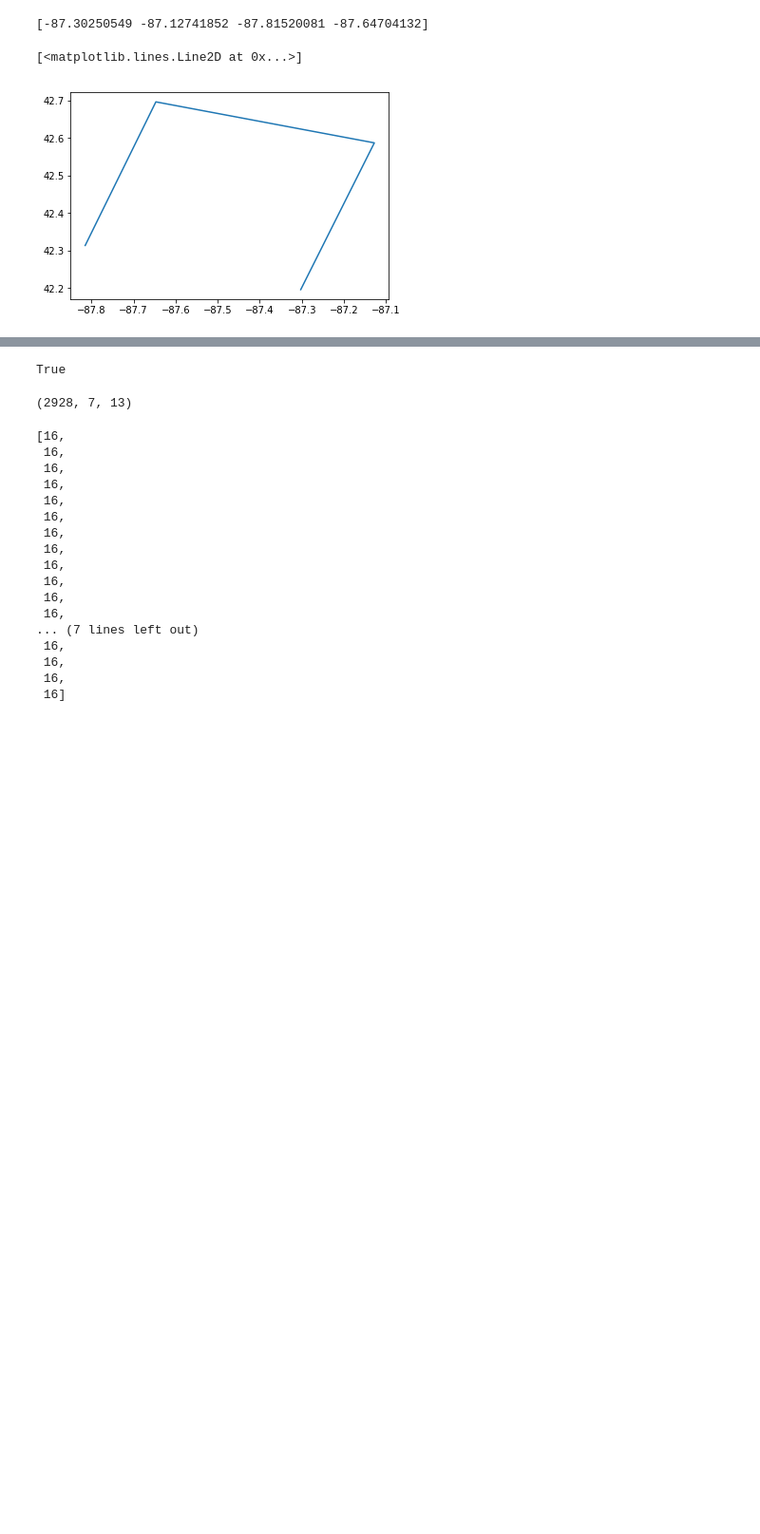
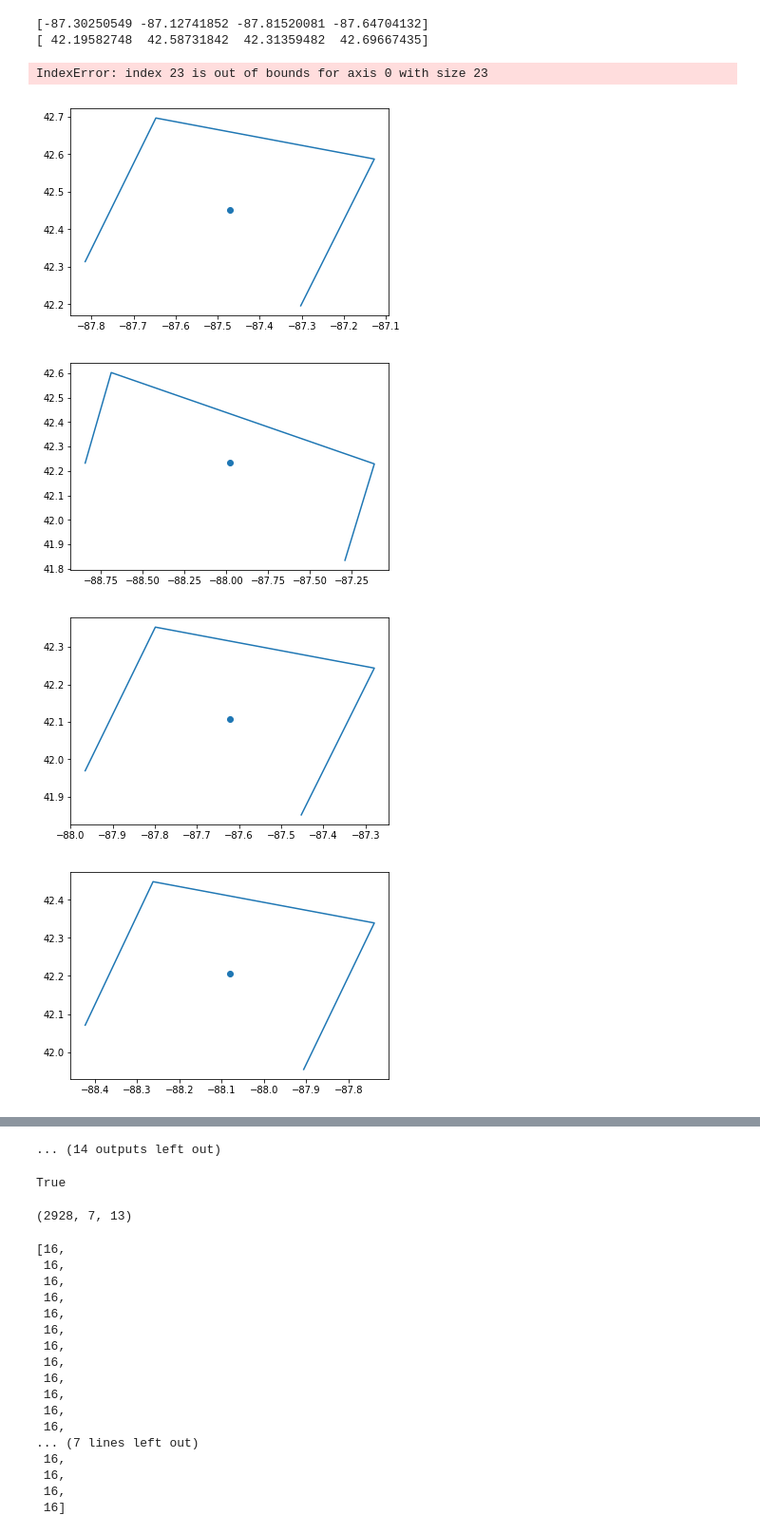
Before and after one commit to efzero/Satellite_Big_Data_Scripts, a Jupyter notebook: PAR_and_GNOME.ipynb, the cells around one changed output, grey strips where cells are left out. Shown at 95% size. Cells and saved outputs as stored; diff of their text form; code cells hidden in the pictures; blank space fills up the shorter version.

```diff
--- a/PAR_and_GNOME.ipynb
+++ b/PAR_and_GNOME.ipynb
@@ -12,12 +12,24 @@ from gnone_utils import *
 from CDL_utils import *
 cd = cdl_utils()
 a = GNOME_utils(cd)
-# %%
-a.lat_corners[0]
-a.lon_corners[0]
-print(a.lon_corners[0])
-plt.plot(a.lon_corners[0]@c, a.lat_corners[0]@c)
-# %% [output]
-[-87.30250549 -87.12741852 -87.81520081 -87.64704132]
-[<matplotlib.lines.Line2D at 0x...>]
-[figure, removed]
+# %%
+a.lat_corners[0]
+
+rb ru lb lu
+a.lon_corners[0]
+print(a.lon_corners[0])
+print(a.lat_corners[0])
+c = np.array([[1,0,0,0],[0,1,0,0],[0,0,0,1],[0,0,1,0]])
+
+for i in range(40):
+    plt.figure()
+    plt.plot(a.lon_corners[i]@c, a.lat_corners[i]@c)
+    plt.scatter(a.lons[i], a.lats[i])
+# %% [output]
+[-87.30250549 -87.12741852 -87.81520081 -87.64704132]
+[ 42.19582748  42.58731842  42.31359482  42.69667435]
+IndexError: index 23 is out of bounds for axis 0 with size 23
+[figure, added]
+[figure, added]
+[figure, added]
+[figure, added]
@@ -24,2 +42,3 @@ plt.plot(a.lon_corners[0]@c, a.lat_corners[0]@c)
+... (14 outputs left out)
 # %%
 gome_path = '07\\ret_f_nr5_nsvd12_v26_waves734_nolog.20160703_v27_all.nc'
```
Also changed, not shown: parts of 2 cells of this notebook, 4 other files.
